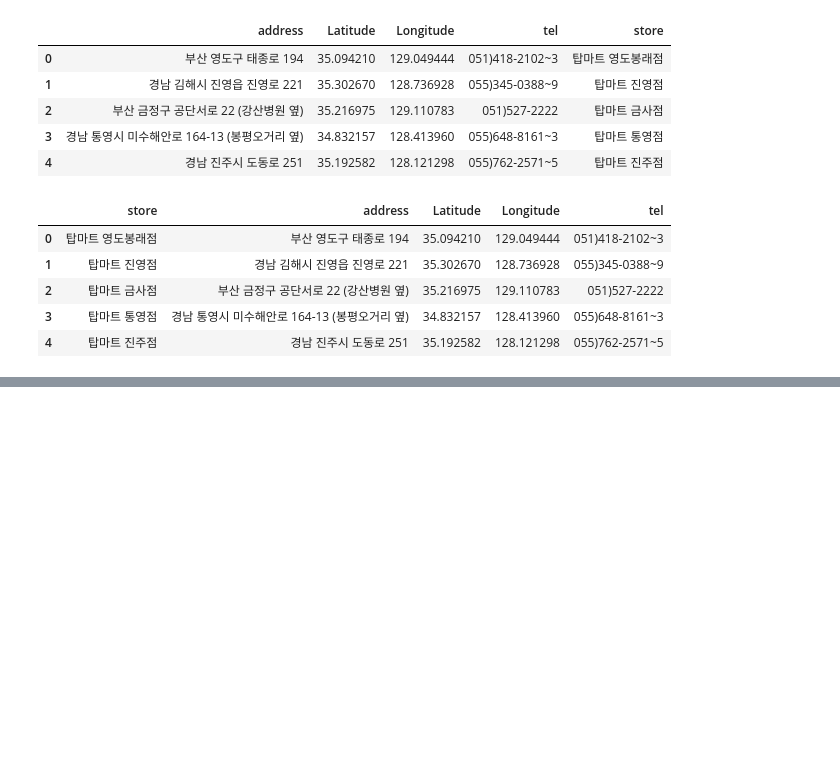
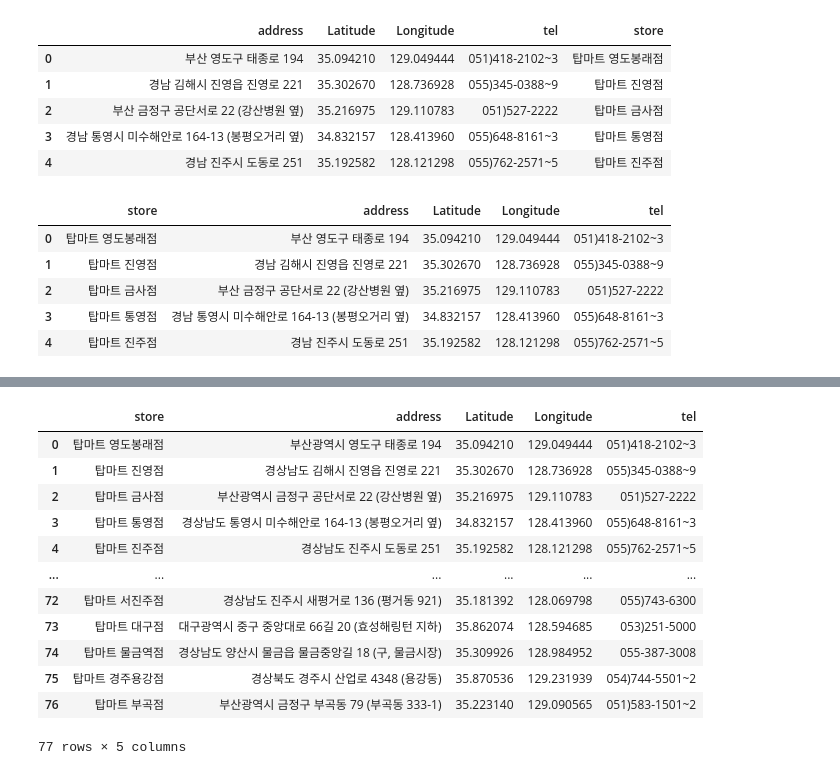
Before and after one commit to sohee0/4Mart, a Jupyter notebook: TopMart/topmart_revice.ipynb, the cells around one changed output, grey strips where cells are left out. Saved outputs shown, nothing was run; the diff lists cells and outputs as text; code cells hidden in the pictures; blank space fills up the shorter version.

Commit message:
topmart 값 및 위치 조정

```diff
--- a/TopMart/topmart_revice.ipynb
+++ b/TopMart/topmart_revice.ipynb
@@ -71,0 +122,5 @@ data.head()
+# %%
+addr2 = pd.DataFrame(addr2, columns=['address2'])
+# %%
+topmart = pd.concat([topmart,addr2], axis=1)
+topmart.head()
@@ -72 +134,22 @@ data.head()
+# %%
+topmart = topmart.drop('address', axis=1)
+# %%
+topmart = topmart.rename(columns={'address2':'address'})
+# %%
+topmart = topmart[['store', 'address', 'Latitude', 'Longitude', 'tel']]
+topmart
+# %% [output]
+|  | store | address | Latitude | Longitude | tel |
+| 0 | 탑마트 영도봉래점 | 부산광역시 영도구 태종로 194 | 35.094210 | 129.049444 | 051)418-2102~3 |
+| 1 | 탑마트 진영점 | 경상남도 김해시 진영읍 진영로 221 | 35.302670 | 128.736928 | 055)345-0388~9 |
+| 2 | 탑마트 금사점 | 부산광역시 금정구 공단서로 22 (강산병원 옆) | 35.216975 | 129.110783 | 051)527-2222 |
+| 3 | 탑마트 통영점 | 경상남도 통영시 미수해안로 164-13 (봉평오거리 옆) | 34.832157 | 128.413960 | 055)648-8161~3 |
+| 4 | 탑마트 진주점 | 경상남도 진주시 도동로 251 | 35.192582 | 128.121298 | 055)762-2571~5 |
+| ... | ... | ... | ... | ... | ... |
+| 72 | 탑마트 서진주점 | 경상남도 진주시 새평거로 136 (평거동 921) | 35.181392 | 128.069798 | 055)743-6300 |
+| 73 | 탑마트 대구점 | 대구광역시 중구 중앙대로 66길 20 (효성해링턴 지하) | 35.862074 | 128.594685 | 053)251-5000 |
+| 74 | 탑마트 물금역점 | 경상남도 양산시 물금읍 물금중앙길 18 (구, 물금시장) | 35.309926 | 128.984952 | 055-387-3008 |
+| 75 | 탑마트 경주용강점 | 경상북도 경주시 산업로 4348 (용강동) | 35.870536 | 129.231939 | 054)744-5501~2 |
+| 76 | 탑마트 부곡점 | 부산광역시 금정구 부곡동 79 (부곡동 333-1) | 35.223140 | 129.090565 | 051)583-1501~2 |
+77 rows × 5 columns
 # %%
```
Also changed, not shown: parts of 5 cells of this notebook, 1 other file.
